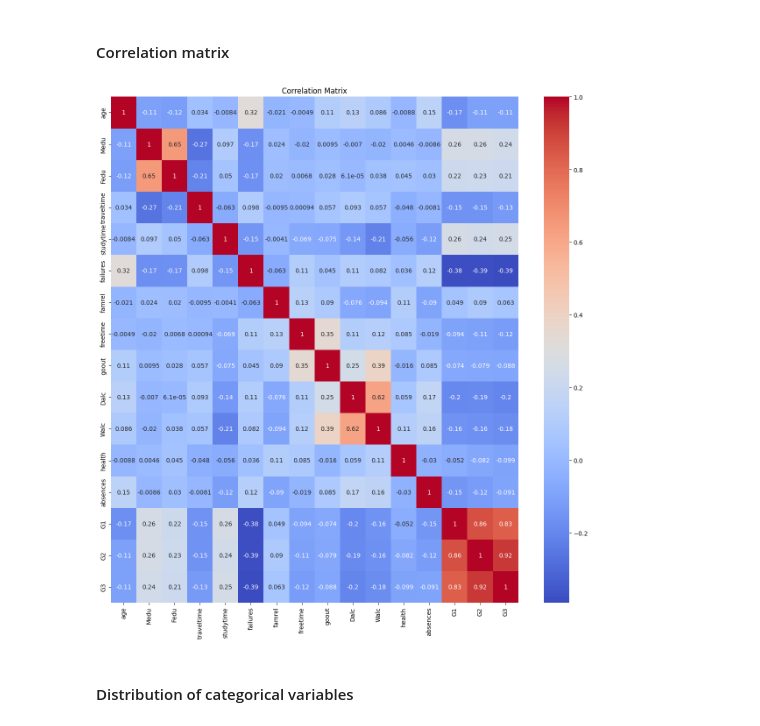
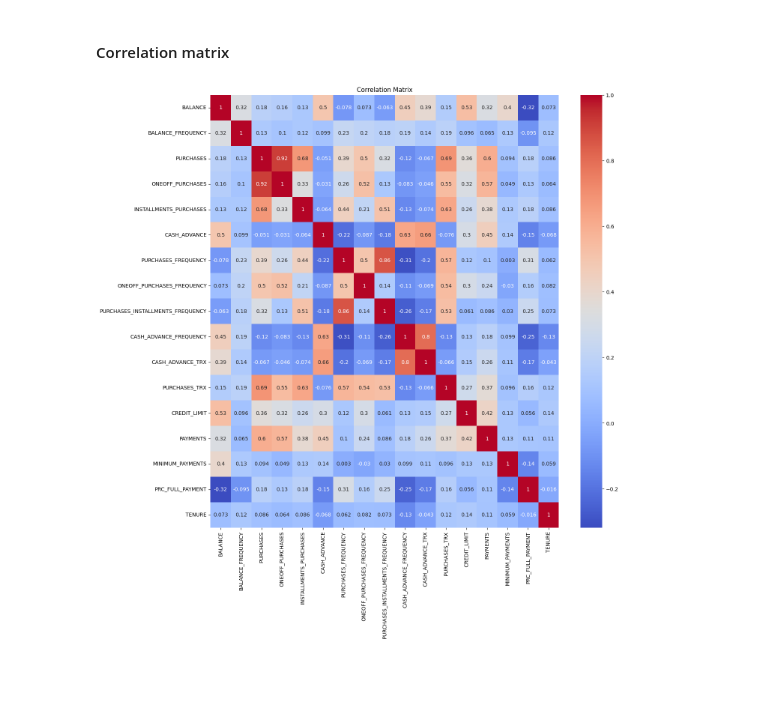
Before and after one commit to janchovanec/ZSU-Projekt, a Jupyter notebook: notebooks/eda.ipynb, the cells around one changed output. Drawn from its saved outputs; the diff is of its cells as text; code cells hidden in the pictures; blank space fills up the shorter version.

```diff
--- a/notebooks/eda.ipynb
+++ b/notebooks/eda.ipynb
@@ -12,7 +11,7 @@ import seaborn as sns
 # %% [markdown]
 ### Import dataset
 # %%
-data_path_por = '../data/student-por.csv'
+data_path_por = '../data/CC GENERAL.csv'
 df = pd.read_csv(data_path_por)
 # %% [markdown]
 ### Inspect data
@@ -111,12 +130,10 @@ plt.show()
 # %% [markdown]
 #### Correlation matrix
 # %%
-corr = df[df.select_dtypes(include=['int64']).columns].corr(method='pearson')
+corr = df[df.select_dtypes(exclude=['object']).columns].corr(method='pearson')
 plt.figure(figsize=(15, 15))
 sns.heatmap(corr, annot=True, cmap='coolwarm')
 plt.title('Correlation Matrix')
 plt.show()
 # %% [output]
-[figure, old version]
+[figure, new version]
-# %% [markdown]
-#### Distribution of categorical variables
```
Also changed, not shown: parts of 18 cells of this notebook, 1 other file.
